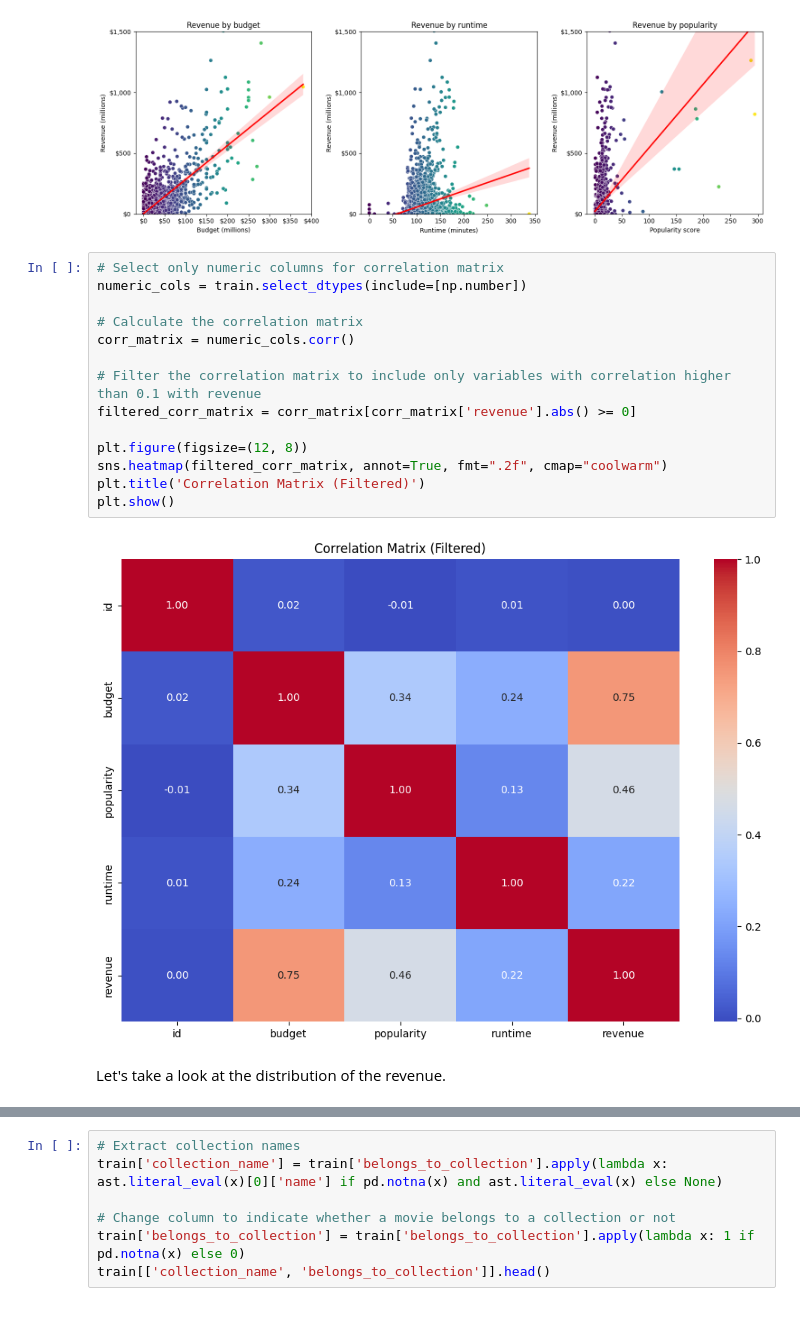
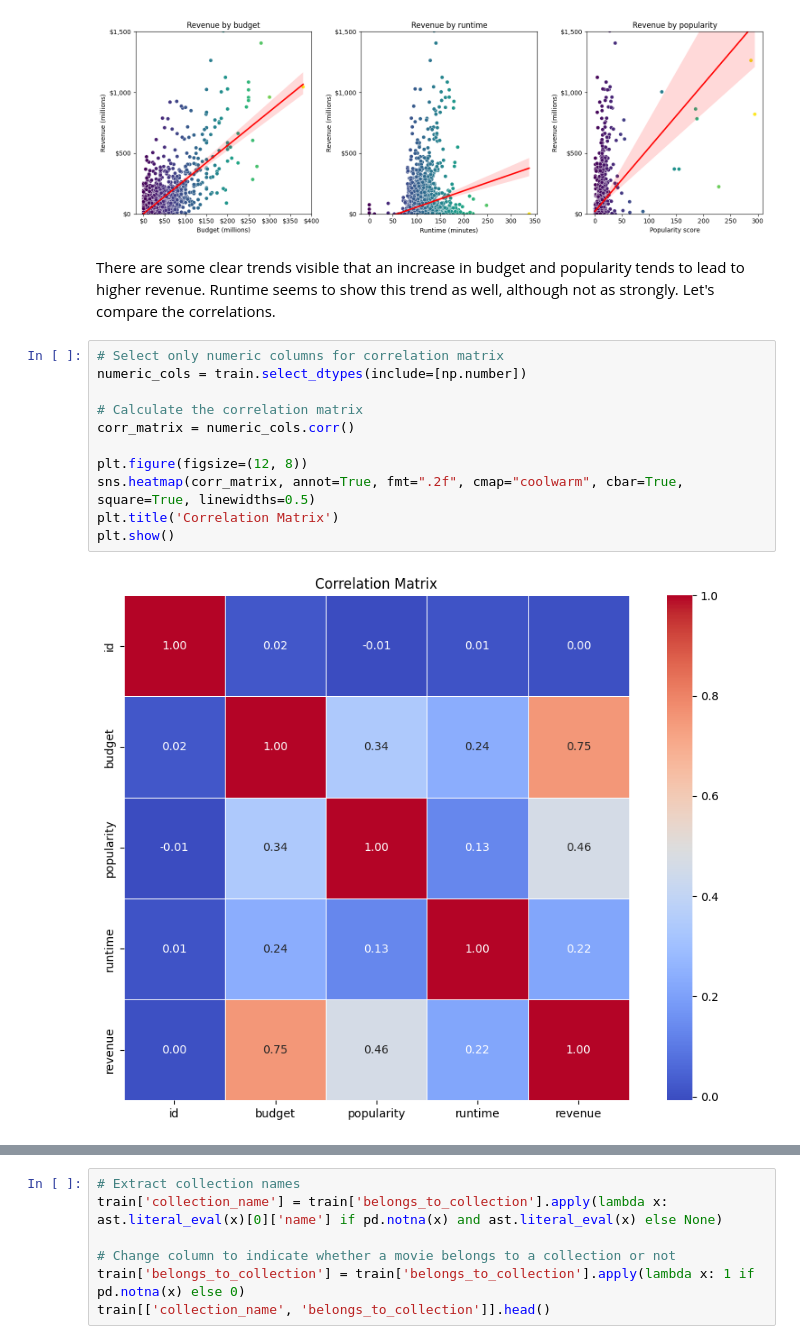
Before and after one commit to 1oannis/tmdb-machine-learning, a Jupyter notebook: tmdb.ipynb, the cells around one changed output, grey strips where cells are left out. Drawn from its saved outputs; the diff is of its cells as text; blank space fills up the shorter version.

Commit message:
fix eda revenue and collection

```diff
--- a/tmdb.ipynb
+++ b/tmdb.ipynb
@@ -208,21 +246,18 @@ plt.tight_layout()
 plt.show()
 # %% [output]
 [figure]
+# %% [markdown]
+There are some clear trends visible that an increase in budget and popularity tends to lead to higher revenue. Runtime seems to show this trend as well, although not as strongly. Let's compare the correlations.
 # %%
 # Select only numeric columns for correlation matrix
 numeric_cols = train.select_dtypes(include=[np.number])
 
 # Calculate the correlation matrix
 corr_matrix = numeric_cols.corr()
 
-# Filter the correlation matrix to include only variables with correlation higher than 0.1 with revenue
-filtered_corr_matrix = corr_matrix[corr_matrix['revenue'].abs() >= 0]
-
 plt.figure(figsize=(12, 8))
-sns.heatmap(filtered_corr_matrix, annot=True, fmt=".2f", cmap="coolwarm")
-plt.title('Correlation Matrix (Filtered)')
+sns.heatmap(corr_matrix, annot=True, fmt=".2f", cmap="coolwarm", cbar=True, square=True, linewidths=0.5)
+plt.title('Correlation Matrix')
 plt.show()
 # %% [output]
-[figure, old version]
+[figure, new version]
-# %% [markdown]
-Let's take a look at the distribution of the revenue.
```
Also changed, not shown: parts of 23 cells of this notebook.
